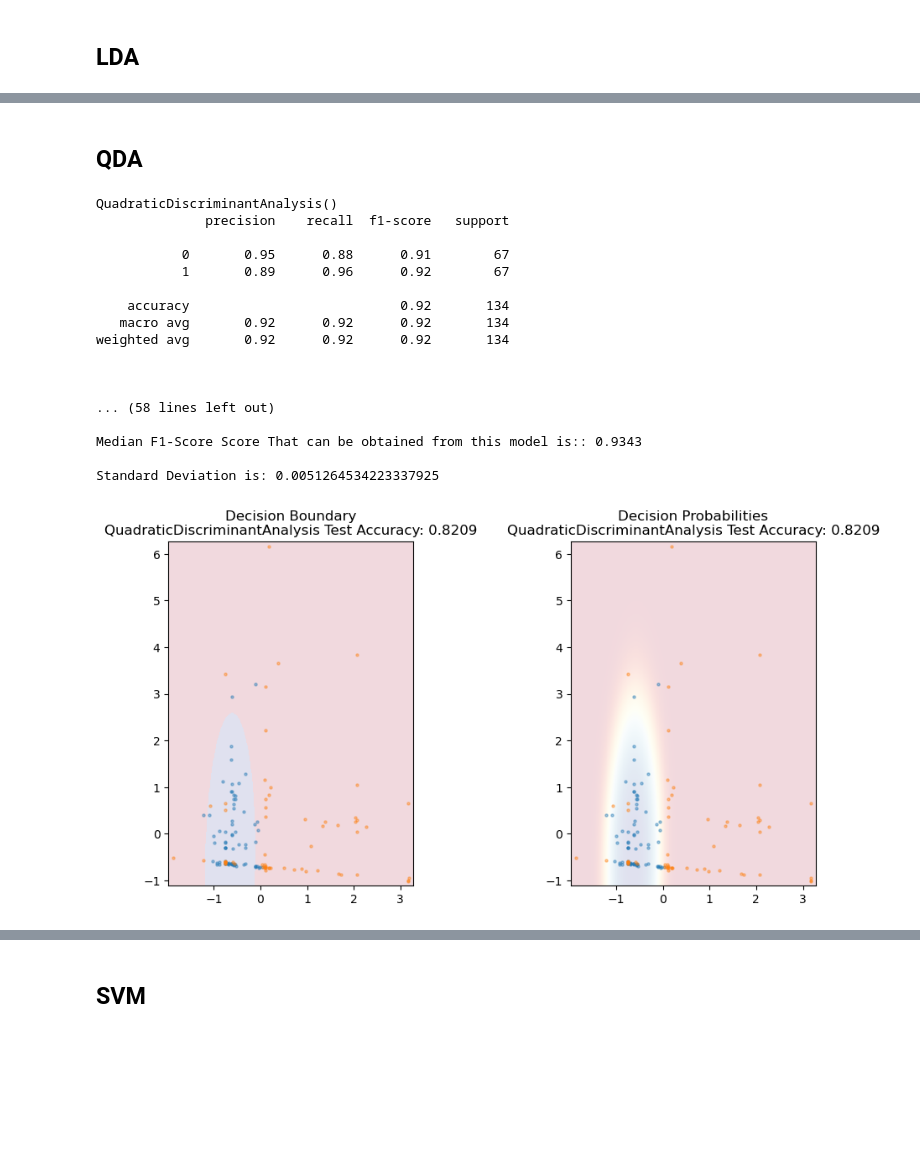
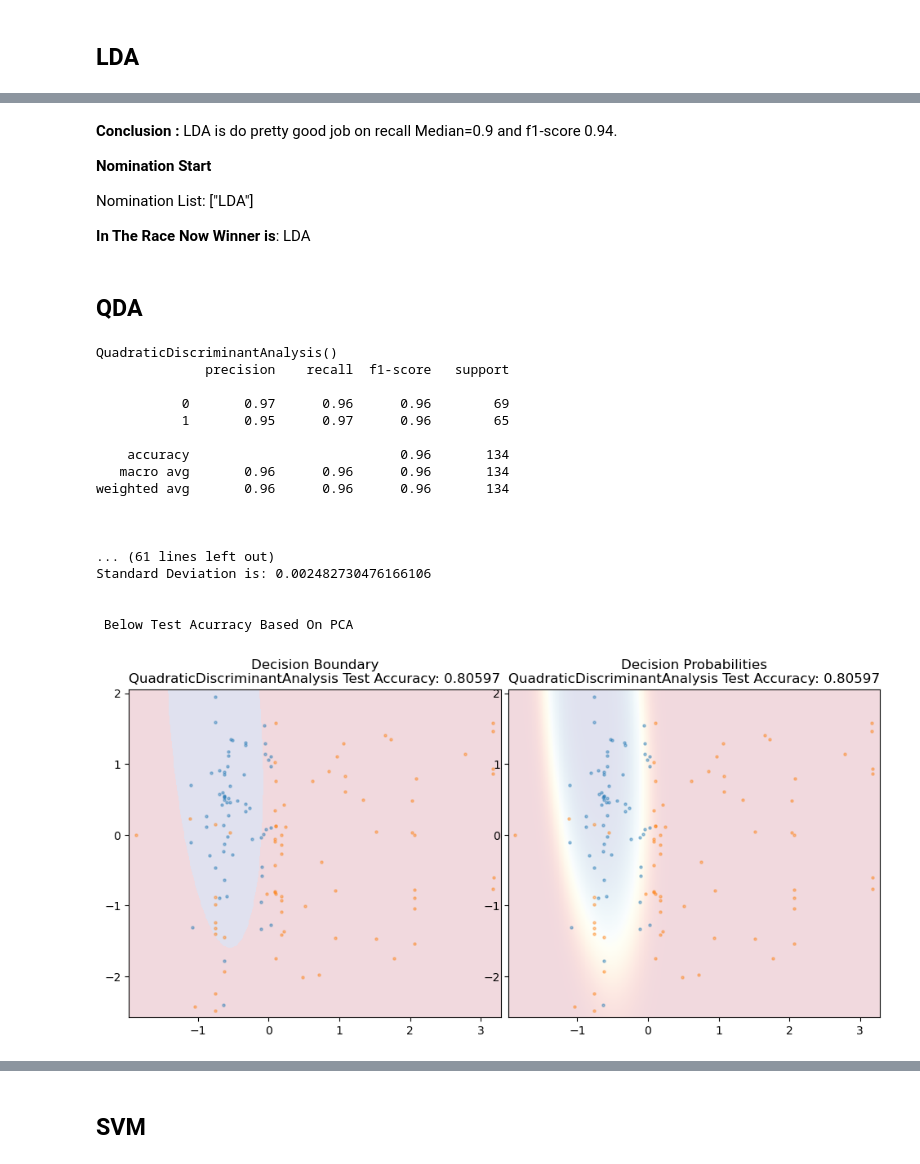
Before and after one commit to nikshingadiya/jupyter, a Jupyter notebook: Machine Learning/Revise_ML/part_2.ipynb, the cells around one changed output, grey strips where cells are left out. Cells and saved outputs as stored; diff of their text form; code cells hidden in the pictures; blank space fills up the shorter version.

Commit message:
improve model selection method

```diff
--- a/Machine Learning/Revise_ML/part_2.ipynb
+++ b/Machine Learning/Revise_ML/part_2.ipynb
@@ -112,6 +163,6 @@ sns.scatterplot(x=lda_df["l2"],y=lda_df["X_r1"],hue=lda_df["Outcome"])
 # %%
 from sklearn.decomposition import PCA
-pca=PCA(n_components=2,)
+pca=PCA(n_components=2)
 X_embedded=pca.fit_transform(X)
 
 pca_df=pd.DataFrame(data=X_embedded,columns=["x1","x2"])
@@ -243,0 +251,2 @@ sns.scatterplot(data=t_sne_df,x='x1',y="x2",hue='Outcome')
+# %%
+map_dict_list=dict(sorted(map_dict.items(),key=lambda kv: kv[1],reverse=True))
@@ -243,0 +268,3 @@ sns.scatterplot(data=t_sne_df,x='x1',y="x2",hue='Outcome')
+# %%
+X=X[list(map_dict_list.keys())[:5]]
+y=y
@@ -246,10 +277,12 @@ sns.scatterplot(data=t_sne_df,x='x1',y="x2",hue='Outcome')
 # %%
 class Ml_Model(object):
 
-    def __init__(self, *arg, scaling=False, balance=False, Oversampling=False):
+    def __init__(self, *arg, scaling=False, balance=False, Oversampling=False,Recall=False,F1-score):
         import numpy as np
         self.X = arg[0]
         self.y = arg[1]
+        self.sc=None
+        self.scaling=scaling
         if balance:
 
             if not Oversampling:
@@ -274,9 +307,14 @@ class Ml_Model(object):
             self.X_train, self.X_test, self.y_train, self.y_test = train_test_split(
                 self.X, self.y)
 
-            sc = StandardScaler()
-            self.X_train = sc.fit_transform(self.X_train)
-            self.X_test = sc.transform(self.X_test)
+            self.sc = StandardScaler()
+            self.X_train = self.sc.fit_transform(self.X_train)
+            self.X_test = self.sc.transform(self.X_test)
+
+
+    def train_test_split_obj(self):
+
+        return (self.X_train,self.X_test,self.y_train,self.y_test)
 
     def pass_classifier(self, clf=None):
         self.clf = clf
@@ -288,7 +326,7 @@ class Ml_Model(object):
 
         clf.fit(self.X_train, self.y_train)
 
-        return clf.predict(X_test)
+        return clf.predict(self.X_test)
 
     def classification_report(self):
         self.y_pred = self.clf.predict(self.X_test)
@@ -349,12 +387,23 @@ class Ml_Model(object):
         lst_f1_score_stratified = []
         x = 0
         skf = StratifiedKFold(n_splits=18, shuffle=True, random_state=1)
+
         for train_index, test_index in skf.split(self.X, self.y):
             x_train_fold, x_test_fold = self.X.loc[train_index,
                                                    :], self.X.loc[test_index, :]
             y_train_fold, y_test_fold = self.y[train_index], self.y[test_index]
-            self.clf.fit(x_train_fold, y_train_fold)
-            y_pre = clf.predict(self.X_test)
+
+            if not self.scaling :
+                         self.clf.fit(x_train_fold, y_train_fold)
+                         y_pre = clf.predict(self.X_test)
+            else:
+
+                x_train_fold = self.sc.transform(x_train_fold)
+                x_test_fold = self.sc.transform(x_test_fold)
+                clf.fit(x_train_fold, y_train_fold)
+                y_pre = clf.predict(self.X_test)
+
+
 #                 print(classification_report(self.y_test,y_pre))
 
             lst_accu_stratified.append(
@@ -365,6 +414,8 @@ class Ml_Model(object):
                 round(f1_score(self.y_test, y_pre), 4))
             lst_precision_stratified.append(
                 round(precision_score(self.y_test, y_pre), 4))
+
+
 
         for i, j in zip(["Accuracy", "Recall", "Precision", "F1-Score"], [lst_accu_stratified, lst_recall_stratified, lst_precision_stratified, lst_f1_score_stratified]):
 
@@ -442,30 +496,38 @@ Standard Deviation is: 0.0055738476636680795
+# %% [markdown]
+<b> Conclusion : </b> LDA is do pretty good job on recall Median=0.9 and f1-score 0.94.
+
+**Nomination Start**
+
+Nomination List: ["LDA"]
+
+**In The Race Now Winner is**: LDA
 # %% [markdown]
 ## QDA
 # %%
 from sklearn.discriminant_analysis import QuadraticDiscriminantAnalysis
-m1=Ml_Model(X,y,balance=True)
+m1=Ml_Model(X,y,scaling=True,balance=True)
 clf=QuadraticDiscriminantAnalysis()
 m1.pass_classifier(clf)
 m1.fit_method_and_score()
 m1.classification_report()
 m1.validation()
 m1.visualization()
 # %% [output]
 QuadraticDiscriminantAnalysis()
               precision    recall  f1-score   support
 
-           0       0.95      0.88      0.91        67
-           1       0.89      0.96      0.92        67
+           0       0.97      0.96      0.96        69
+           1       0.95      0.97      0.96        65
 
-    accuracy                           0.92       134
-   macro avg       0.92      0.92      0.92       134
-weighted avg       0.92      0.92      0.92       134
+    accuracy                           0.96       134
+   macro avg       0.96      0.96      0.96       134
+weighted avg       0.96      0.96      0.96       134
 
 
 
-... (58 lines left out)
+... (61 lines left out)
+Standard Deviation is: 0.002482730476166106
 
-Median F1-Score Score That can be obtained from this model is:: 0.9343
 
-Standard Deviation is: 0.0051264534223337925
+ Below Test Acurracy Based On PCA
-[figure, old version]
+[figure, new version]
```
Also changed, not shown: parts of 58 cells of this notebook, 2 other files.
